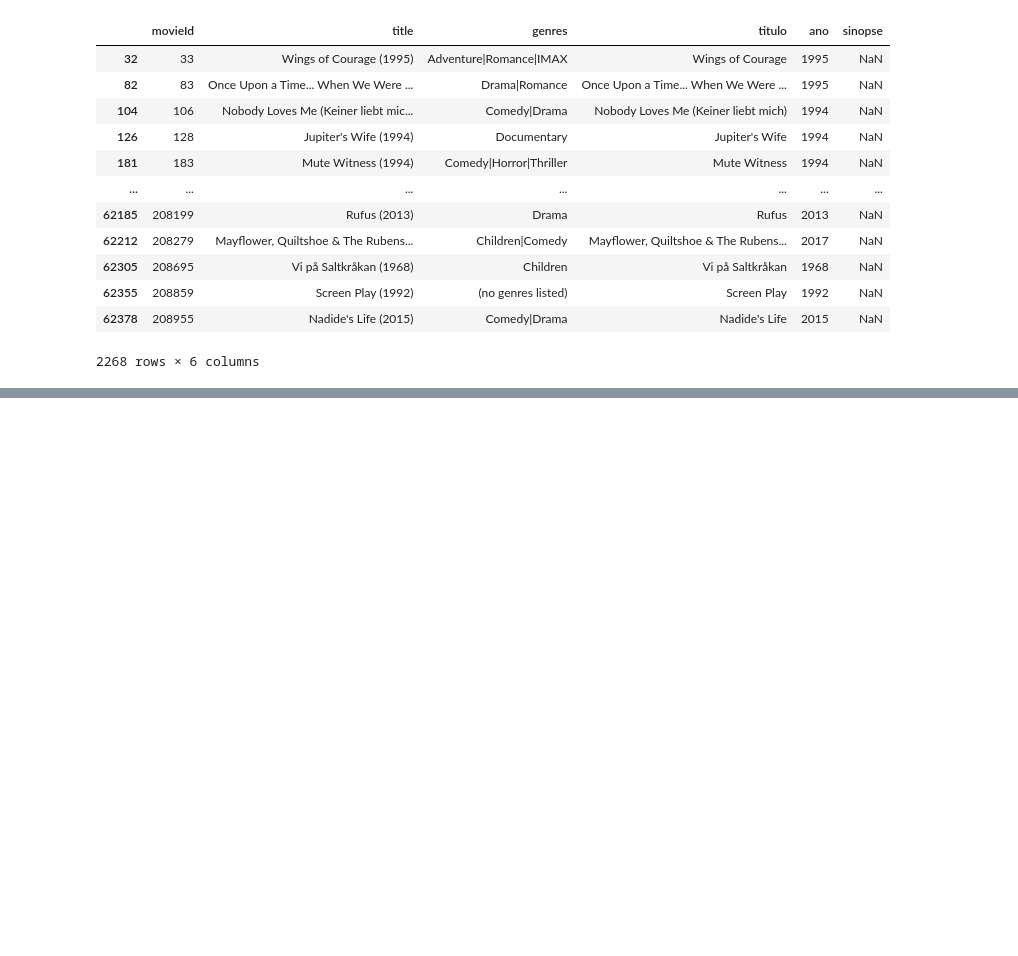
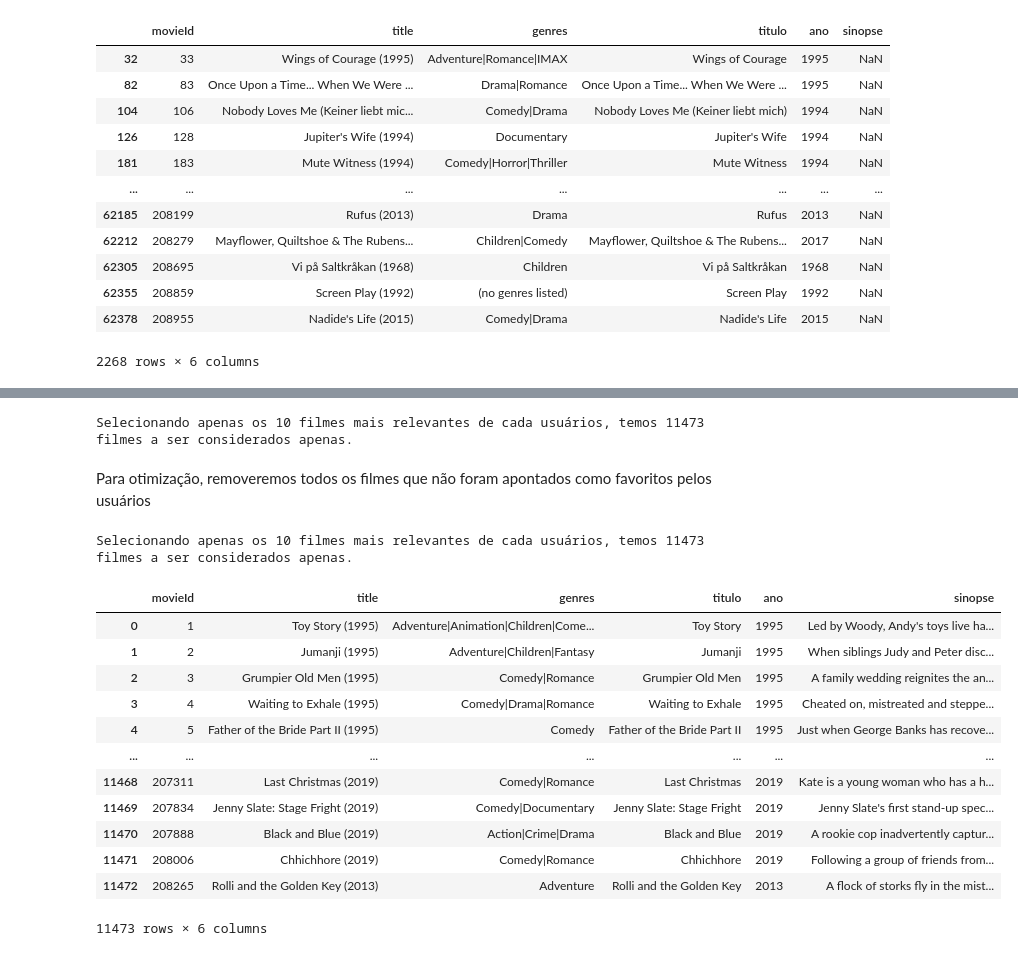
Before and after one commit to xnes/recsys, a Jupyter notebook: rec_sys_apresentacao_3.ipynb, the cells around one changed output, grey strips where cells are left out. Saved outputs shown, nothing was run; the diff lists cells and outputs as text; code cells hidden in the pictures; blank space fills up the shorter version.

```diff
--- a/rec_sys_apresentacao_3.ipynb
+++ b/rec_sys_apresentacao_3.ipynb
@@ -295,0 +307,5 @@ ConnectionError: ('Connection aborted.', RemoteDisconnected('Remote end closed c
+# %%
+ratings = pd.read_csv('ratings.csv')
+ratings = ratings.drop('timestamp', axis=1)     #remover a coluna timestamp. Informação irrelevante
+disp.display(ratings.head(3))
+print(f'Temos na base principal {len(ratings.userId.unique())} usuários')
@@ -295,0 +359,26 @@ ConnectionError: ('Connection aborted.', RemoteDisconnected('Remote end closed c
+# %%
+print(f'Selecionando apenas os 10 filmes mais relevantes de cada usuários, temos {len(usuarios.movieId.unique())} filmes a ser considerados apenas.')
+# %% [output]
+Selecionando apenas os 10 filmes mais relevantes de cada usuários, temos 11473 filmes a ser considerados apenas.
+# %% [markdown]
+Para otimização, removeremos todos os filmes que não foram apontados como favoritos pelos usuários
+# %%
+print(f'Selecionando apenas os 10 filmes mais relevantes de cada usuários, temos {len(usuarios.movieId.unique())} filmes a ser considerados apenas.')
+sinopses = sinopses[sinopses['movieId'].isin(usuarios.movieId.unique())] #manter no DF Sinopses apenas os filmes que participam das preferencias dos usuários
+sinopses = sinopses.reset_index(drop=True)
+sinopses
+# %% [output]
+Selecionando apenas os 10 filmes mais relevantes de cada usuários, temos 11473 filmes a ser considerados apenas.
+|  | movieId | title | genres | titulo | ano | sinopse |
+| 0 | 1 | Toy Story (1995) | Adventure|Animation|Children|Come... | Toy Story | 1995 | Led by Woody, Andy's toys live ha... |
+| 1 | 2 | Jumanji (1995) | Adventure|Children|Fantasy | Jumanji | 1995 | When siblings Judy and Peter disc... |
+| 2 | 3 | Grumpier Old Men (1995) | Comedy|Romance | Grumpier Old Men | 1995 | A family wedding reignites the an... |
+| 3 | 4 | Waiting to Exhale (1995) | Comedy|Drama|Romance | Waiting to Exhale | 1995 | Cheated on, mistreated and steppe... |
+| 4 | 5 | Father of the Bride Part II (1995) | Comedy | Father of the Bride Part II | 1995 | Just when George Banks has recove... |
+| ... | ... | ... | ... | ... | ... | ... |
+| 11468 | 207311 | Last Christmas (2019) | Comedy|Romance | Last Christmas | 2019 | Kate is a young woman who has a h... |
+| 11469 | 207834 | Jenny Slate: Stage Fright (2019) | Comedy|Documentary | Jenny Slate: Stage Fright | 2019 | Jenny Slate's first stand-up spec... |
+| 11470 | 207888 | Black and Blue (2019) | Action|Crime|Drama | Black and Blue | 2019 | A rookie cop inadvertently captur... |
+| 11471 | 208006 | Chhichhore (2019) | Comedy|Romance | Chhichhore | 2019 | Following a group of friends from... |
+| 11472 | 208265 | Rolli and the Golden Key (2013) | Adventure | Rolli and the Golden Key | 2013 | A flock of storks fly in the mist... |
+11473 rows × 6 columns
```
Also changed, not shown: parts of 35 cells of this notebook, 1 other file.
